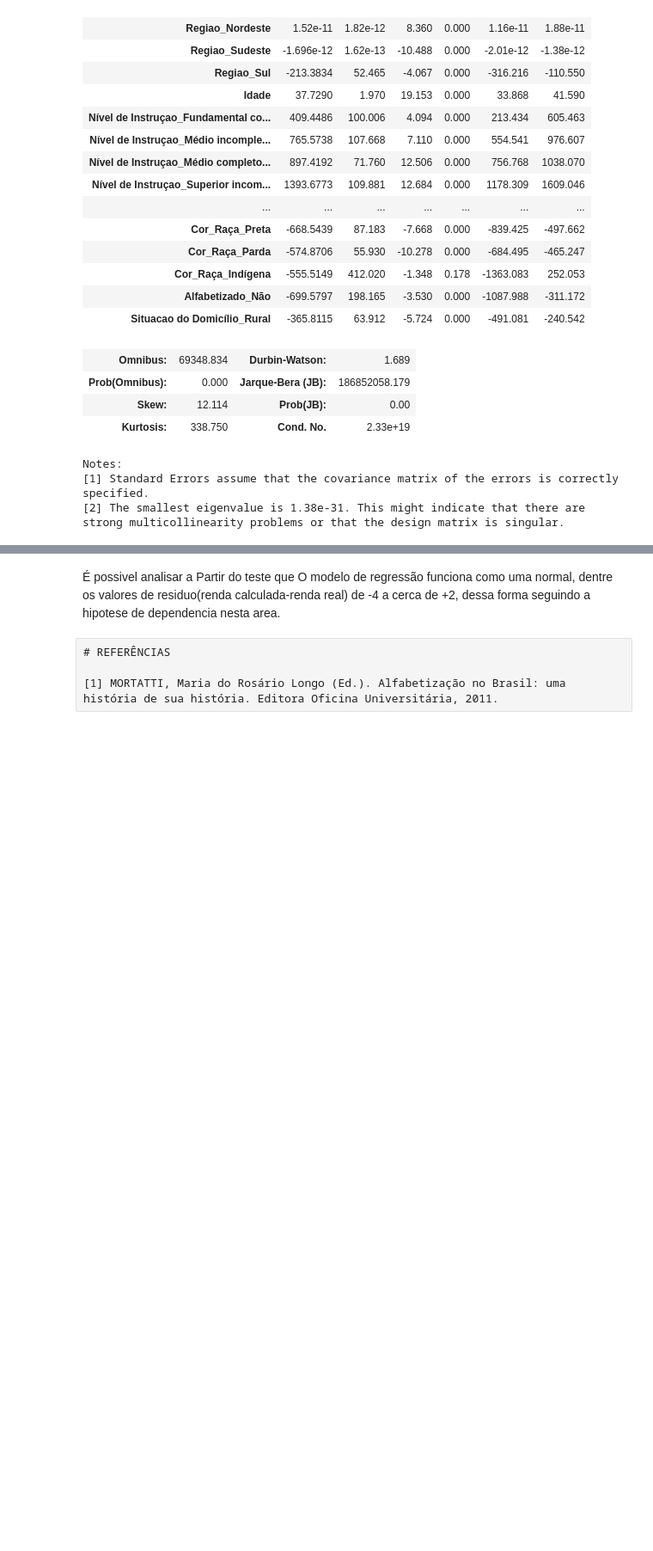
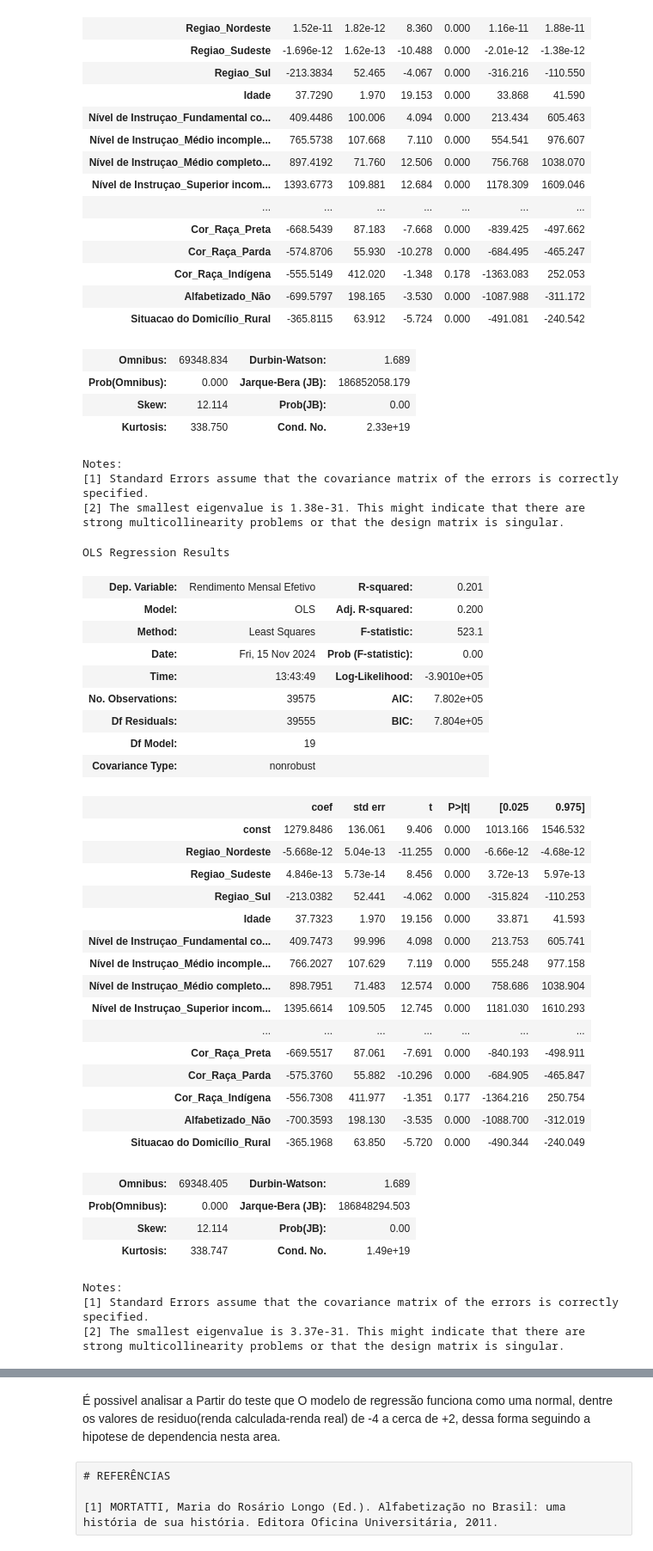
Before and after one commit to Dnimf/cdadosp3, a Jupyter notebook: Projeto_3 (2).ipynb, the cells around one changed output, grey strips where cells are left out. Shown at 86% size. Drawn from its saved outputs; the diff is of its cells as text; code cells hidden in the pictures; blank space fills up the shorter version.

```diff
--- a/Projeto_3 (2).ipynb
+++ b/Projeto_3 (2).ipynb
@@ -996,4 +996,58 @@ Notes:
 [1] Standard Errors assume that the covariance matrix of the errors is correctly specified.
 [2] The smallest eigenvalue is 1.38e-31. This might indicate that there are
 strong multicollinearity problems or that the design matrix is singular.
+# %%
+X1 = dados_colunas_teste[['Regiao_Nordeste','Regiao_Sudeste','Regiao_Sul','Idade',
+       'Nível de Instruçao_Fundamental completo ou equivalente',
+       'Nível de Instruçao_Médio incompleto ou equivalente',
+       'Nível de Instruçao_Médio completo ou equivalente',
+       'Nível de Instruçao_Superior incompleto ou equivalente',
+       'Nível de Instruçao_Superior completo',
+        'Tipo de Ocupacao_Militar ou segurança pública',
+       'Tipo de Ocupacao_Empregado setor privado',
+       'Tipo de Ocupacao_Empregado setor público',
+       'Tipo de Ocupacao_Conta própria',
+       'Tipo de Ocupacao_Trabalhador familiar não remunerado',
+       'Faixa de horas trabalhadas_15 a 39 horas',
+       'Faixa de horas trabalhadas_40 a 44 horas',
+        'Sexo_Mulher', 'Cor_Raça_Preta', 'Cor_Raça_Parda',
+       'Cor_Raça_Indígena', 'Alfabetizado_Não','Situacao do Domicílio_Rural']]
+Y1 = dados_colunas_teste['Rendimento Mensal Efetivo']
+results1 = regress(Y1, X1)
+results1.summary()
+# %% [output]
+OLS Regression Results
+| Dep. Variable: | Rendimento Mensal Efetivo | R-squared: | 0.201 |
+| Model: | OLS | Adj. R-squared: | 0.200 |
+| Method: | Least Squares | F-statistic: | 523.1 |
+| Date: | Fri, 15 Nov 2024 | Prob (F-statistic): | 0.00 |
+| Time: | 13:43:49 | Log-Likelihood: | -3.9010e+05 |
+| No. Observations: | 39575 | AIC: | 7.802e+05 |
+| Df Residuals: | 39555 | BIC: | 7.804e+05 |
+| Df Model: | 19 |  |  |
+| Covariance Type: | nonrobust |  |  |
+|  | coef | std err | t | P>|t| | [0.025 | 0.975] |
+| const | 1279.8486 | 136.061 | 9.406 | 0.000 | 1013.166 | 1546.532 |
+| Regiao_Nordeste | -5.668e-12 | 5.04e-13 | -11.255 | 0.000 | -6.66e-12 | -4.68e-12 |
+| Regiao_Sudeste | 4.846e-13 | 5.73e-14 | 8.456 | 0.000 | 3.72e-13 | 5.97e-13 |
+| Regiao_Sul | -213.0382 | 52.441 | -4.062 | 0.000 | -315.824 | -110.253 |
+| Idade | 37.7323 | 1.970 | 19.156 | 0.000 | 33.871 | 41.593 |
+| Nível de Instruçao_Fundamental co... | 409.7473 | 99.996 | 4.098 | 0.000 | 213.753 | 605.741 |
+| Nível de Instruçao_Médio incomple... | 766.2027 | 107.629 | 7.119 | 0.000 | 555.248 | 977.158 |
+| Nível de Instruçao_Médio completo... | 898.7951 | 71.483 | 12.574 | 0.000 | 758.686 | 1038.904 |
+| Nível de Instruçao_Superior incom... | 1395.6614 | 109.505 | 12.745 | 0.000 | 1181.030 | 1610.293 |
+| ... | ... | ... | ... | ... | ... | ... |
+| Cor_Raça_Preta | -669.5517 | 87.061 | -7.691 | 0.000 | -840.193 | -498.911 |
+| Cor_Raça_Parda | -575.3760 | 55.882 | -10.296 | 0.000 | -684.905 | -465.847 |
+| Cor_Raça_Indígena | -556.7308 | 411.977 | -1.351 | 0.177 | -1364.216 | 250.754 |
+| Alfabetizado_Não | -700.3593 | 198.130 | -3.535 | 0.000 | -1088.700 | -312.019 |
+| Situacao do Domicílio_Rural | -365.1968 | 63.850 | -5.720 | 0.000 | -490.344 | -240.049 |
+| Omnibus: | 69348.405 | Durbin-Watson: | 1.689 |
+| Prob(Omnibus): | 0.000 | Jarque-Bera (JB): | 186848294.503 |
+| Skew: | 12.114 | Prob(JB): | 0.00 |
+| Kurtosis: | 338.747 | Cond. No. | 1.49e+19 |
+Notes:
+[1] Standard Errors assume that the covariance matrix of the errors is correctly specified.
+[2] The smallest eigenvalue is 3.37e-31. This might indicate that there are
+strong multicollinearity problems or that the design matrix is singular.
 # %%
```
Also changed, not shown: parts of 3 cells of this notebook.
